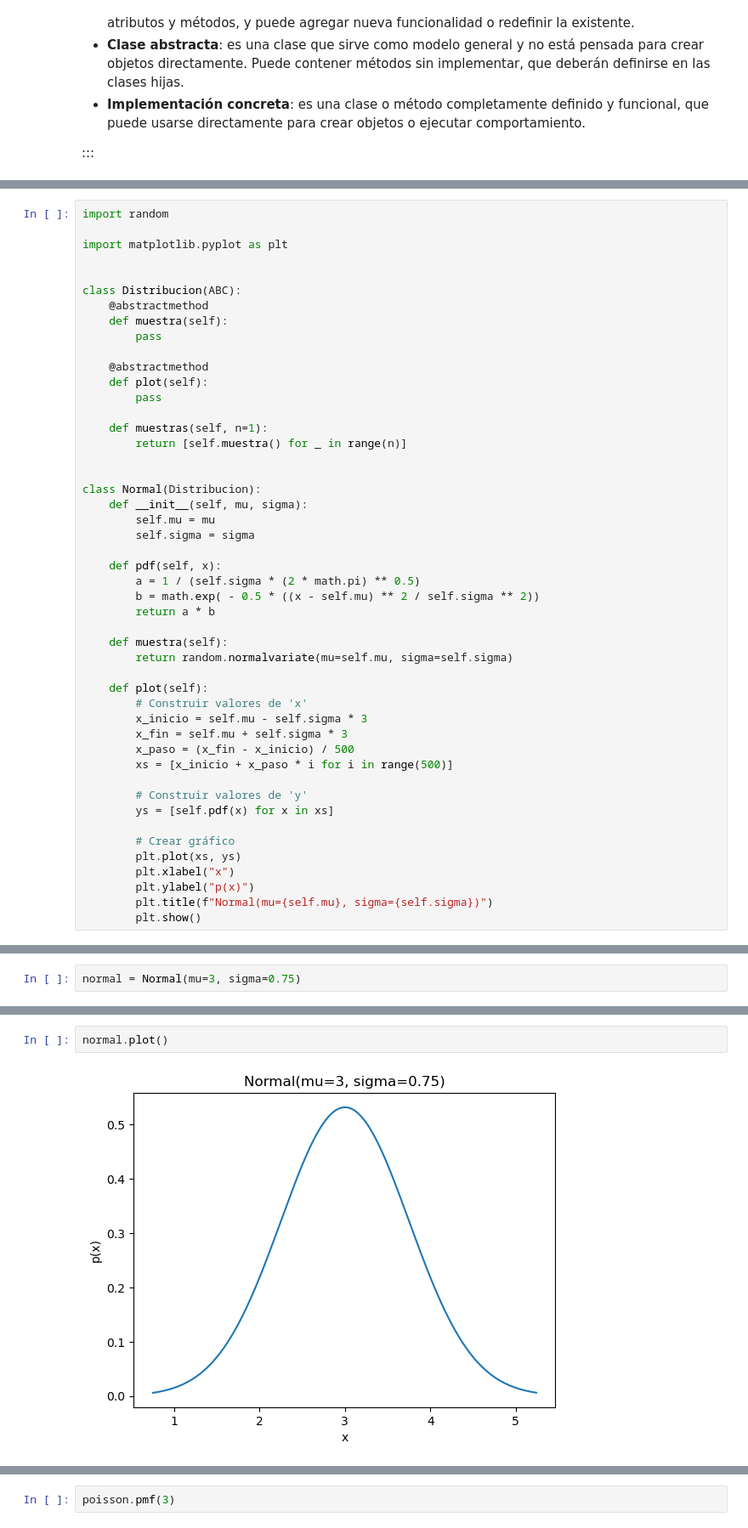
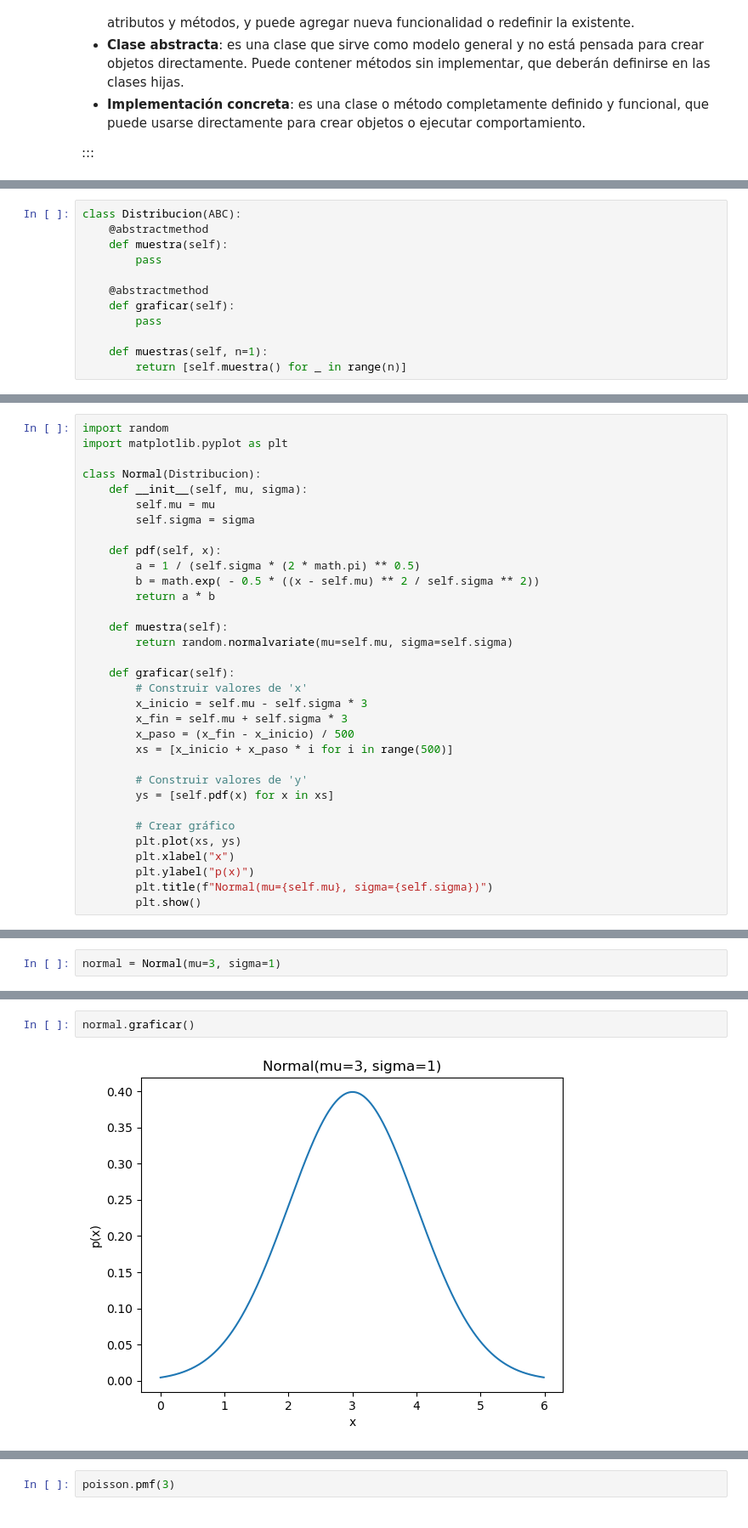
Before and after one commit to ee-unr/programacion-2, a Jupyter notebook: teoria/03_oop/03_herencia.ipynb, the cells around one changed output, grey strips where cells are left out. Shown at 85% size. Drawn from its saved outputs; the diff is of its cells as text.

```diff
--- a/teoria/03_oop/03_herencia.ipynb
+++ b/teoria/03_oop/03_herencia.ipynb
@@ -577,0 +624,12 @@ A lo largo de este apunte mencionamos muchos términos relacionados a la program
+# %%
+class Distribucion(ABC):
+    @abstractmethod
+    def muestra(self):
+        pass
+
+    @abstractmethod
+    def graficar(self):
+        pass
+
+    def muestras(self, n=1):
+        return [self.muestra() for _ in range(n)]
@@ -578,21 +638,6 @@ A lo largo de este apunte mencionamos muchos términos relacionados a la program
 # %%
 import random
-
 import matplotlib.pyplot as plt
-
-
-class Distribucion(ABC):
-    @abstractmethod
-    def muestra(self):
-        pass
-
-    @abstractmethod
-    def plot(self):
-        pass
-
-    def muestras(self, n=1):
-        return [self.muestra() for _ in range(n)]
-
 
 class Normal(Distribucion):
     def __init__(self, mu, sigma):
@@ -607,7 +652,7 @@ class Normal(Distribucion):
     def muestra(self):
         return random.normalvariate(mu=self.mu, sigma=self.sigma)
 
-    def plot(self):
+    def graficar(self):
         # Construir valores de 'x'
         x_inicio = self.mu - self.sigma * 3
         x_fin = self.mu + self.sigma * 3
@@ -626,2 +673,2 @@ class Normal(Distribucion):
 # %%
-normal = Normal(mu=3, sigma=0.75)
+normal = Normal(mu=3, sigma=1)
@@ -648,4 +706,4 @@ normal.pdf(2.5), normal.pdf(3), normal.pdf(3.5)
 # %%
-normal.plot()
+normal.graficar()
 # %% [output]
-[figure, old version]
+[figure, new version]
```
Also changed, not shown: parts of 51 cells of this notebook, 2 other files.
